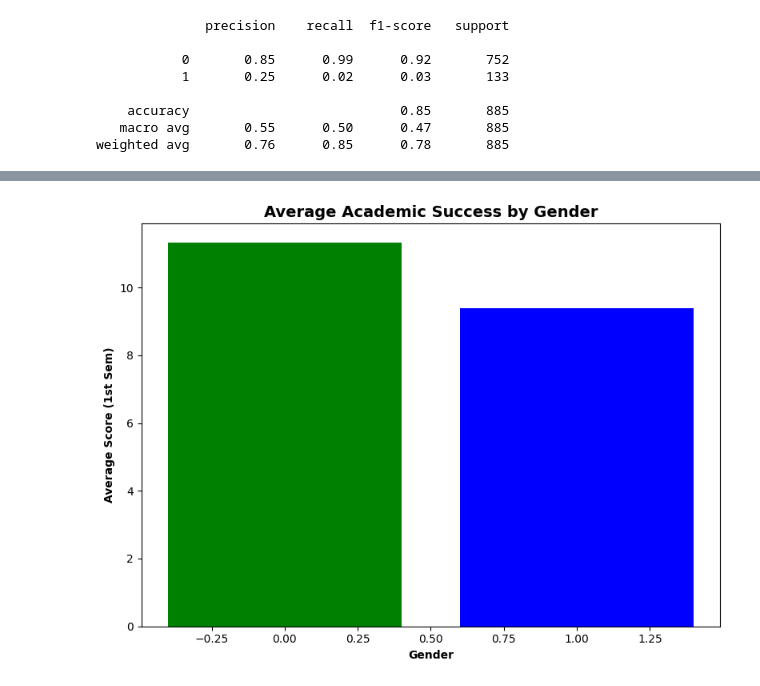
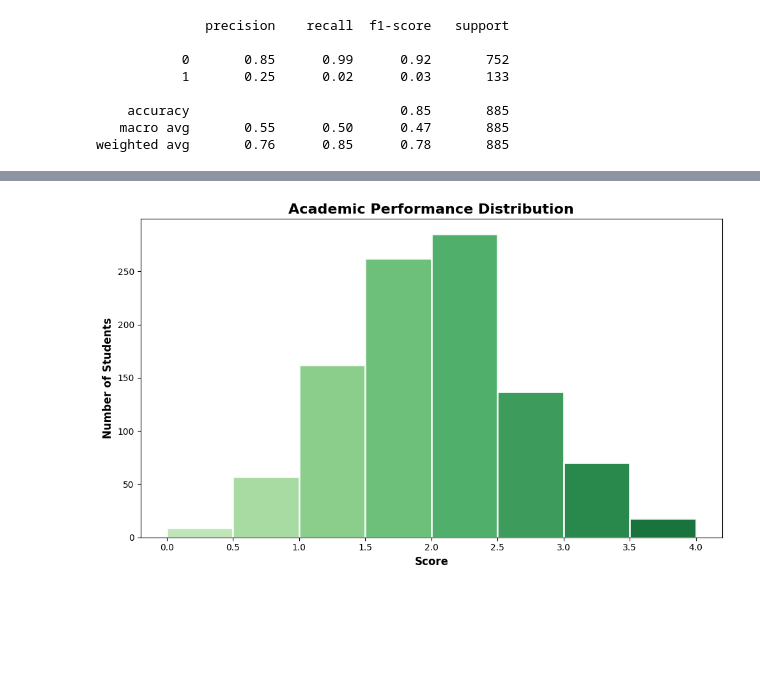
Before and after one commit to yani331/DSRP-Research, a Jupyter notebook: SchoolResearch.ipynb, the cells around one changed output, grey strips where cells are left out. Cells and saved outputs as stored; diff of their text form; code cells hidden in the pictures; blank space fills up the shorter version.

```diff
--- a/SchoolResearch.ipynb
+++ b/SchoolResearch.ipynb
@@ -275,15 +262,44 @@ plt.show()
-# %%
-import matplotlib.pyplot as plt
-
-avg_scores = School_data.groupby('Gender')['Curricular units 1st sem (grade)'].mean()
-plt.figure(figsize=(8, 6))
-plt.bar(avg_scores.index, avg_scores.values, color=['GREEN', 'BLUE'])
-
-plt.title('Average Academic Success by Gender', fontsize=14, fontweight='bold')
-plt.xlabel('Gender', fontweight='bold')
-plt.ylabel('Average Score (1st Sem)', fontweight='bold')
-
-plt.tight_layout()
-plt.show()
-# %% [output]
-[figure, removed]
+# %%
+import matplotlib.pyplot as plt
+import numpy as np
+#This graph shows how student scores are distributed and sets up comparisons by parental education level.
+def plot_distribution(scores, bins=8, title='Academic Performance Distribution'):
+    """
+    Plots a histogram of academic performance scores with customizable title and bins.
+
+    Args:
+        scores (list or np.array): Numerical data representing scores.
+        bins (int): Number of histogram bins. Default is 8.
+        title (str): Title of the chart.
+
+    Returns:
+        fig (matplotlib.figure.Figure): Generated figure object.
+    """
+    fig, ax = plt.subplots(figsize=(10, 6))
+    ax.set_facecolor('white')
+
+    # Plot histogram
+    n, bins_edges, patches = ax.hist(scores, bins=bins, alpha=0.9,
+                                     edgecolor='white', linewidth=2)
+
+    # Apply green gradient
+    gradient_colors = plt.cm.Greens(np.linspace(0.3, 0.9, len(patches)))
+    for patch, color in zip(patches, gradient_colors):
+        patch.set_facecolor(color)
+
+    # Labels and title
+    ax.set_title(title, fontsize=16, fontweight='bold')
+    ax.set_xlabel('Score', fontsize=12, fontweight='bold')
+    ax.set_ylabel('Number of Students', fontsize=12, fontweight='bold')
+
+    plt.tight_layout()
+    plt.show()
+    return fig
+
+
+if __name__ == "__main__":
+    np.random.seed(42)
+    synthetic_scores = np.clip(np.random.normal(2.0, 0.7, 1000), 0, 4)
+    plot_distribution(synthetic_scores, bins=np.arange(0, 4.5, 0.5))
+# %% [output]
+[figure, added]
```
Also changed, not shown: parts of 17 cells of this notebook.
